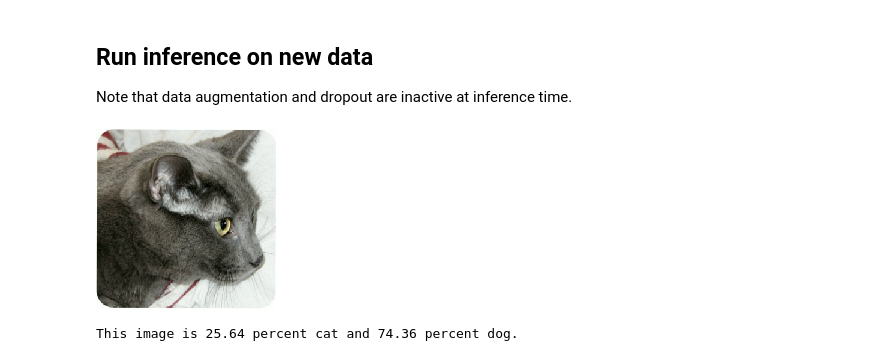
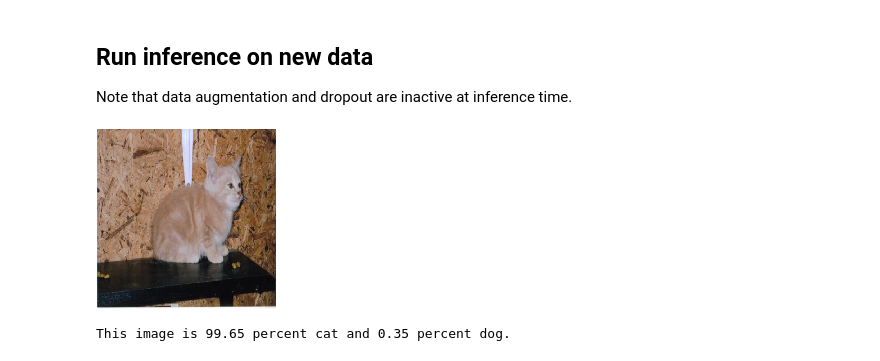
Before and after one commit to KorwinBieniek/kaggle_projects, a Jupyter notebook: notebooks/dogs_cats_classification/image_classification_from_scratch.ipynb, the cells around one changed output. Saved outputs shown, nothing was run; the diff lists cells and outputs as text; code cells hidden in the pictures.

```diff
--- a/notebooks/dogs_cats_classification/image_classification_from_scratch.ipynb
+++ b/notebooks/dogs_cats_classification/image_classification_from_scratch.ipynb
@@ -81,7 +81,7 @@ Deleted 1590 images
 # %%
 image_size = (180, 180)
 batch_size = 32
-SMOKE_TEST = True
+SMOKE_TEST = False
 
 if SMOKE_TEST:
     train_ds = tf.keras.preprocessing.image_dataset_from_directory(
@@ -328,18 +334,20 @@ We get to ~96% validation accuracy after training for 50 epochs on the full data
 
 Note that data augmentation and dropout are inactive at inference time.
 # %%
+model_loaded = keras.models.load_model('save_at_50.h5')
+
 img = keras.preprocessing.image.load_img(
-    "PetImages/Cat/6779.jpg", target_size=image_size
+    "PetImages/Cat/6869.jpg", target_size=image_size
 )
 img_array = keras.preprocessing.image.img_to_array(img)
 img_array = tf.expand_dims(img_array, 0)  # Create batch axis
 display(img)
-predictions = model.predict(img_array)
+predictions = model_loaded.predict(img_array)
 score = predictions.item()
 print(
     "This image is %.2f percent cat and %.2f percent dog."
     % (100 * (1 - score), 100 * score)
 )
 # %% [output]
-[figure, old version]
+[figure, new version]
-This image is 25.64 percent cat and 74.36 percent dog.
+This image is 99.65 percent cat and 0.35 percent dog.
```
Also changed, not shown: parts of 4 cells of this notebook.
